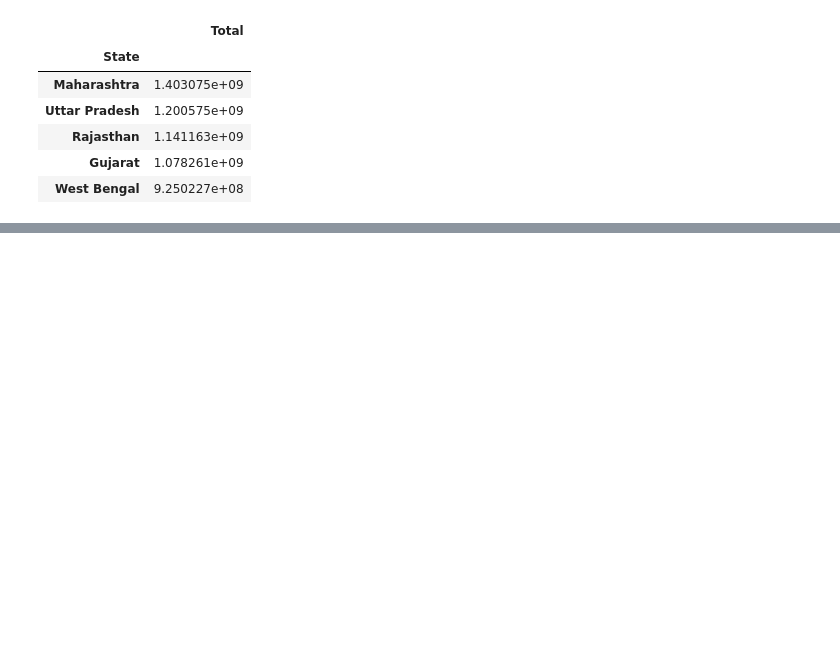
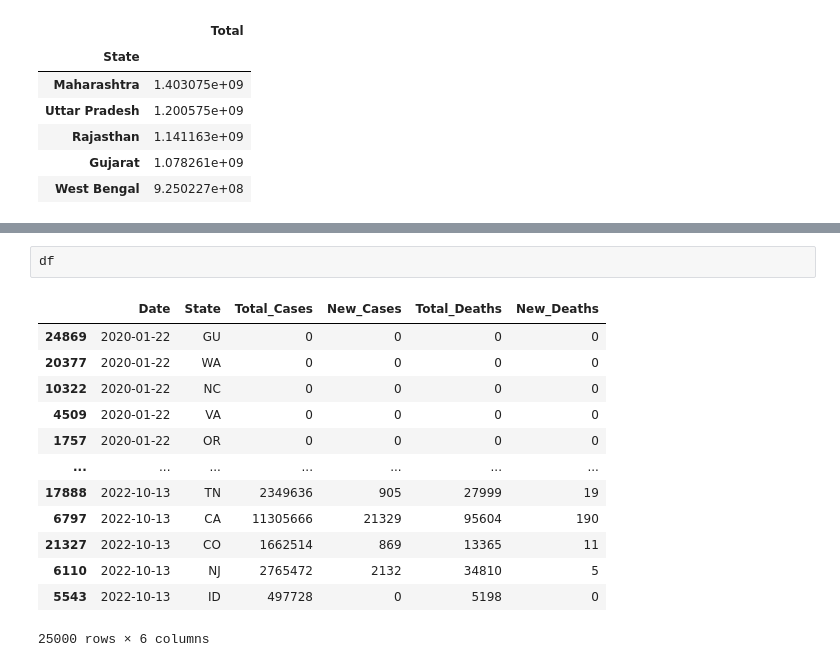
Before and after one commit to SuryARavichan/PYTHON-FOR-DATA-SCIENCE-BDA-, a Jupyter notebook: session10.ipynb, the cells around one changed output, grey strips where cells are left out. Saved outputs shown, nothing was run; the diff lists cells and outputs as text; blank space fills up the shorter version.

```diff
--- a/session10.ipynb
+++ b/session10.ipynb
@@ -132,0 +206,16 @@ See the caveats in the documentation: https://pandas.pydata.org/pandas-docs/stab
+# %%
+df
+# %% [output]
+|  | Date | State | Total_Cases | New_Cases | Total_Deaths | New_Deaths |
+| 24869 | 2020-01-22 | GU | 0 | 0 | 0 | 0 |
+| 20377 | 2020-01-22 | WA | 0 | 0 | 0 | 0 |
+| 10322 | 2020-01-22 | NC | 0 | 0 | 0 | 0 |
+| 4509 | 2020-01-22 | VA | 0 | 0 | 0 | 0 |
+| 1757 | 2020-01-22 | OR | 0 | 0 | 0 | 0 |
+| ... | ... | ... | ... | ... | ... | ... |
+| 17888 | 2022-10-13 | TN | 2349636 | 905 | 27999 | 19 |
+| 6797 | 2022-10-13 | CA | 11305666 | 21329 | 95604 | 190 |
+| 21327 | 2022-10-13 | CO | 1662514 | 869 | 13365 | 11 |
+| 6110 | 2022-10-13 | NJ | 2765472 | 2132 | 34810 | 5 |
+| 5543 | 2022-10-13 | ID | 497728 | 0 | 5198 | 0 |
+25000 rows × 6 columns
```
Also changed, not shown: parts of 11 cells of this notebook.
